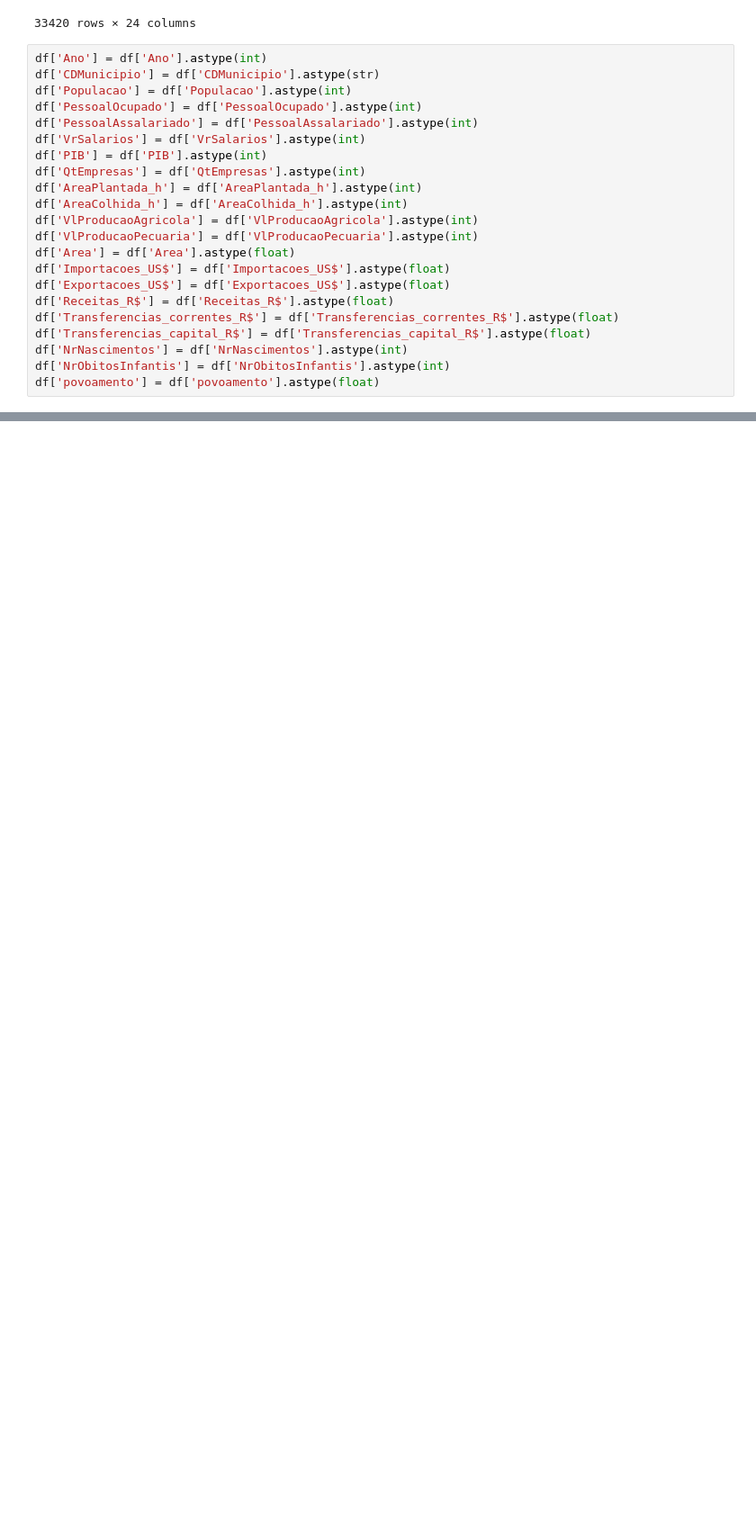
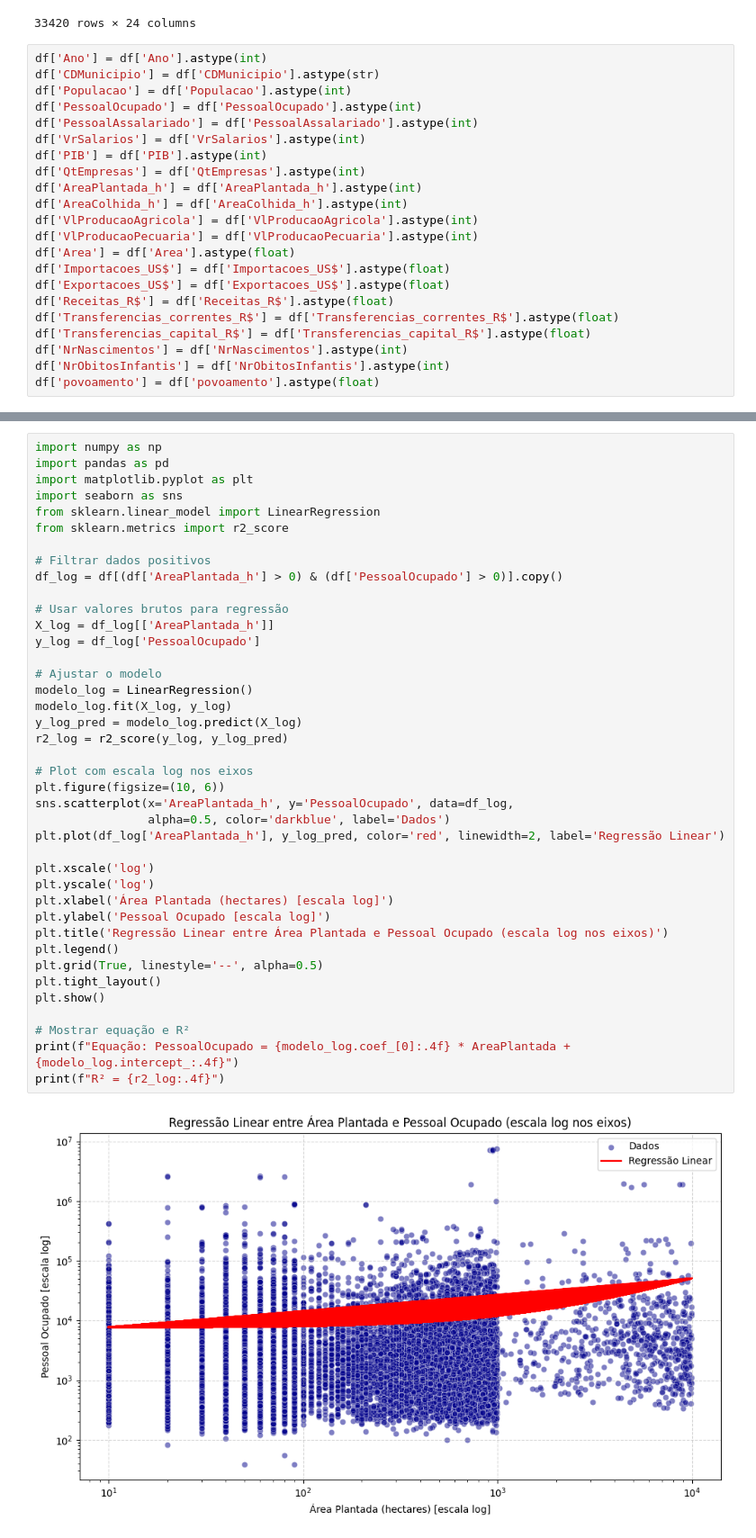
Before and after one commit to anaC-Fernandes/ProjetoDados, a Jupyter notebook: Notebooks/Dataset_Agro.ipynb, the cells around one changed output, grey strips where cells are left out. Shown at 90% size. Drawn from its saved outputs; the diff is of its cells as text; blank space fills up the shorter version.

```diff
--- a/Notebooks/Dataset_Agro.ipynb
+++ b/Notebooks/Dataset_Agro.ipynb
@@ -506,0 +349,42 @@ else:
+# %%
+import numpy as np
+import pandas as pd
+import matplotlib.pyplot as plt
+import seaborn as sns
+from sklearn.linear_model import LinearRegression
+from sklearn.metrics import r2_score
+
+# Filtrar dados positivos
+df_log = df[(df['AreaPlantada_h'] > 0) & (df['PessoalOcupado'] > 0)].copy()
+
+# Usar valores brutos para regressão
+X_log = df_log[['AreaPlantada_h']]
+y_log = df_log['PessoalOcupado']
+
+# Ajustar o modelo
+modelo_log = LinearRegression()
+modelo_log.fit(X_log, y_log)
+y_log_pred = modelo_log.predict(X_log)
+r2_log = r2_score(y_log, y_log_pred)
+
+# Plot com escala log nos eixos
+plt.figure(figsize=(10, 6))
+sns.scatterplot(x='AreaPlantada_h', y='PessoalOcupado', data=df_log,
+                alpha=0.5, color='darkblue', label='Dados')
+plt.plot(df_log['AreaPlantada_h'], y_log_pred, color='red', linewidth=2, label='Regressão Linear')
+
+plt.xscale('log')
+plt.yscale('log')
+plt.xlabel('Área Plantada (hectares) [escala log]')
+plt.ylabel('Pessoal Ocupado [escala log]')
+plt.title('Regressão Linear entre Área Plantada e Pessoal Ocupado (escala log nos eixos)')
+plt.legend()
+plt.grid(True, linestyle='--', alpha=0.5)
+plt.tight_layout()
+plt.show()
+
+# Mostrar equação e R²
+print(f"Equação: PessoalOcupado = {modelo_log.coef_[0]:.4f} * AreaPlantada + {modelo_log.intercept_:.4f}")
+print(f"R² = {r2_log:.4f}")
+# %% [output]
+[figure, added]
```
Also changed, not shown: parts of 42 cells of this notebook.
